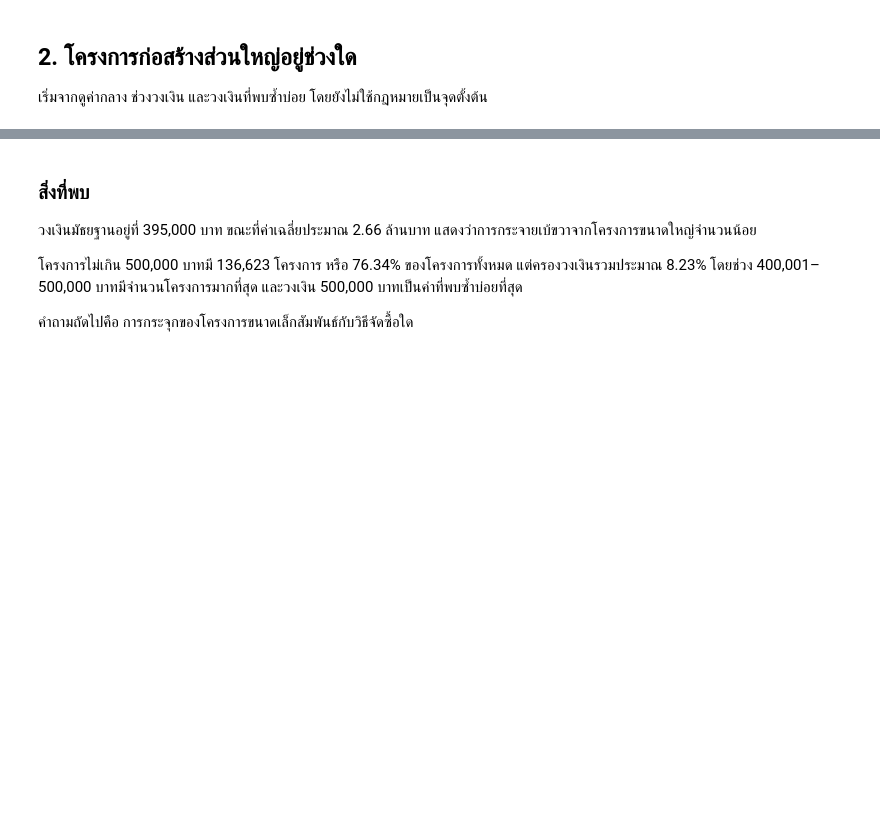
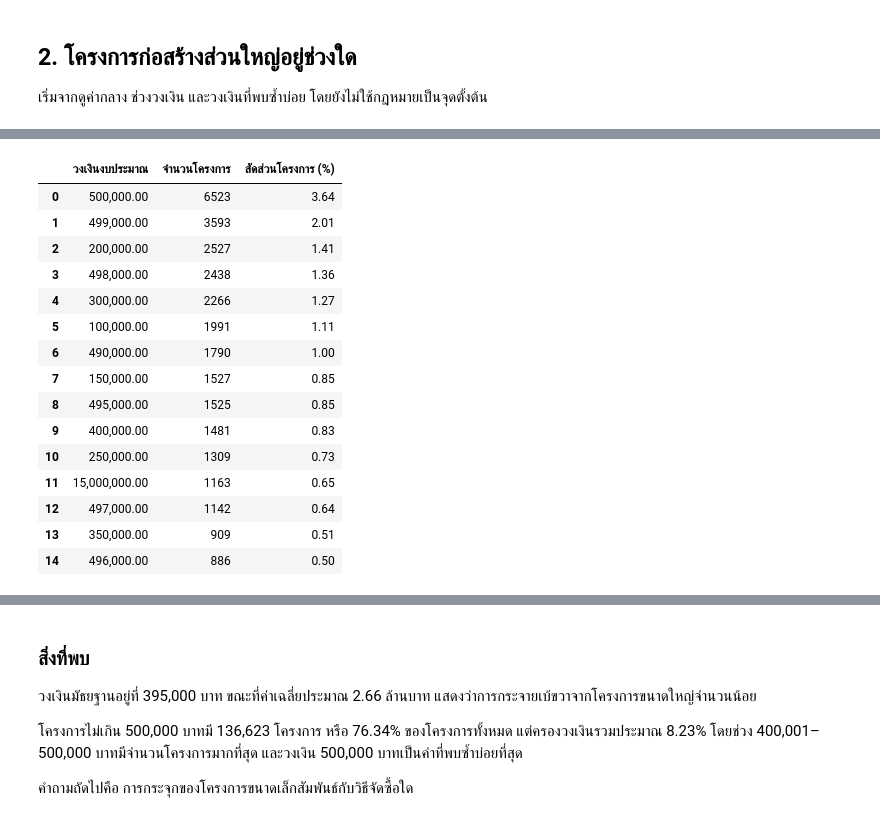
Before and after one commit to mdanmek/nida-dads-notes, a Jupyter notebook: dads5001-data-tools/project/eda/03_construction_eda_2569.ipynb, the cells around one changed output, grey strips where cells are left out. Drawn from its saved outputs; the diff is of its cells as text; code cells hidden in the pictures; blank space fills up the shorter version.

```diff
--- a/dads5001-data-tools/project/eda/03_construction_eda_2569.ipynb
+++ b/dads5001-data-tools/project/eda/03_construction_eda_2569.ipynb
@@ -136,19 +151,32 @@ print(f'99th percentile: {project_data[budget_column].quantile(0.99):,.0f} บ
 # %%
 common_budget_values = (
     project_data[budget_column]
     .value_counts()
     .head(15)
     .rename_axis('วงเงินงบประมาณ')
     .reset_index(name='จำนวนโครงการ')
 )
 
-common_budget_values['สัดส่วนโครงการ (%)'] = (
-    common_budget_values['จำนวนโครงการ']
-    / len(project_data)
-    * 100
-)
+common_budget_values['สัดส่วนโครงการ (%)'] = (common_budget_values['จำนวนโครงการ'] / len(project_data) * 100)
 
 display(common_budget_values)
+# %% [output]
+|  | วงเงินงบประมาณ | จำนวนโครงการ | สัดส่วนโครงการ (%) |
+| 0 | 500,000.00 | 6523 | 3.64 |
+| 1 | 499,000.00 | 3593 | 2.01 |
+| 2 | 200,000.00 | 2527 | 1.41 |
+| 3 | 498,000.00 | 2438 | 1.36 |
+| 4 | 300,000.00 | 2266 | 1.27 |
+| 5 | 100,000.00 | 1991 | 1.11 |
+| 6 | 490,000.00 | 1790 | 1.00 |
+| 7 | 150,000.00 | 1527 | 0.85 |
+| 8 | 495,000.00 | 1525 | 0.85 |
+| 9 | 400,000.00 | 1481 | 0.83 |
+| 10 | 250,000.00 | 1309 | 0.73 |
+| 11 | 15,000,000.00 | 1163 | 0.65 |
+| 12 | 497,000.00 | 1142 | 0.64 |
+| 13 | 350,000.00 | 909 | 0.51 |
+| 14 | 496,000.00 | 886 | 0.50 |
 # %%
 budget_bins = [
     0,
```
Also changed, not shown: parts of 21 cells of this notebook.
